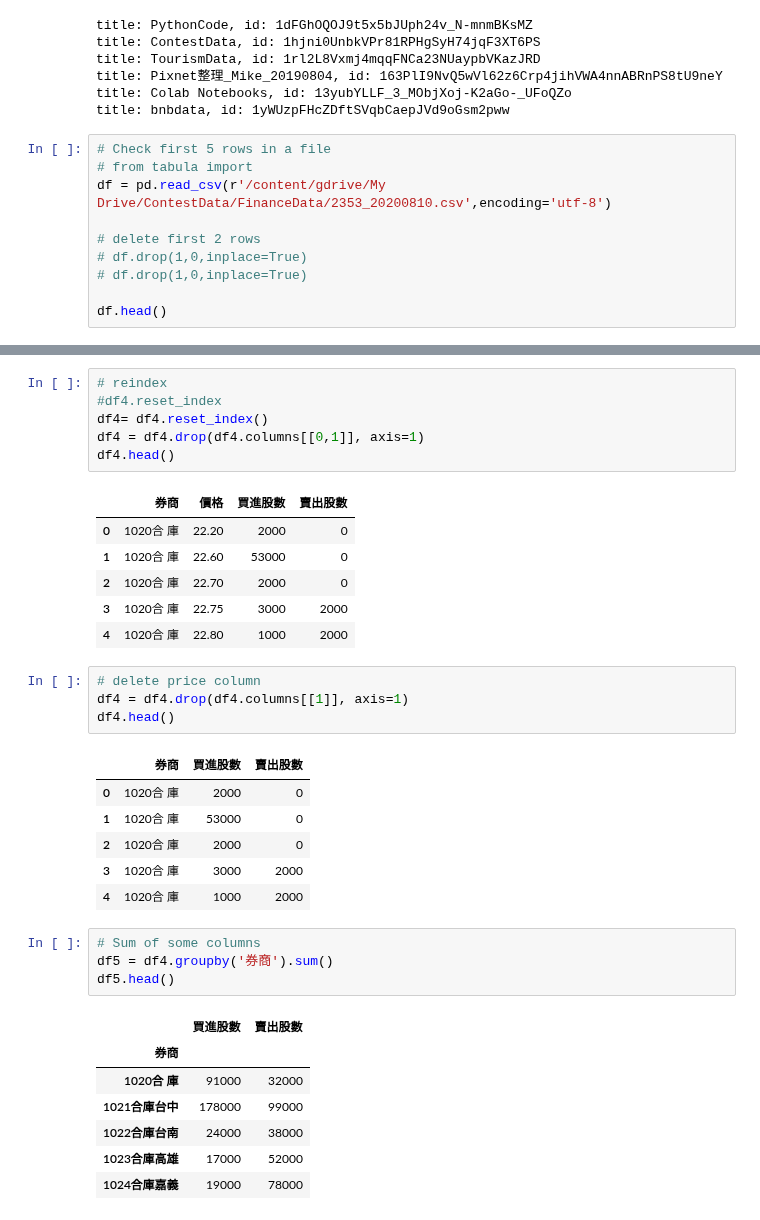
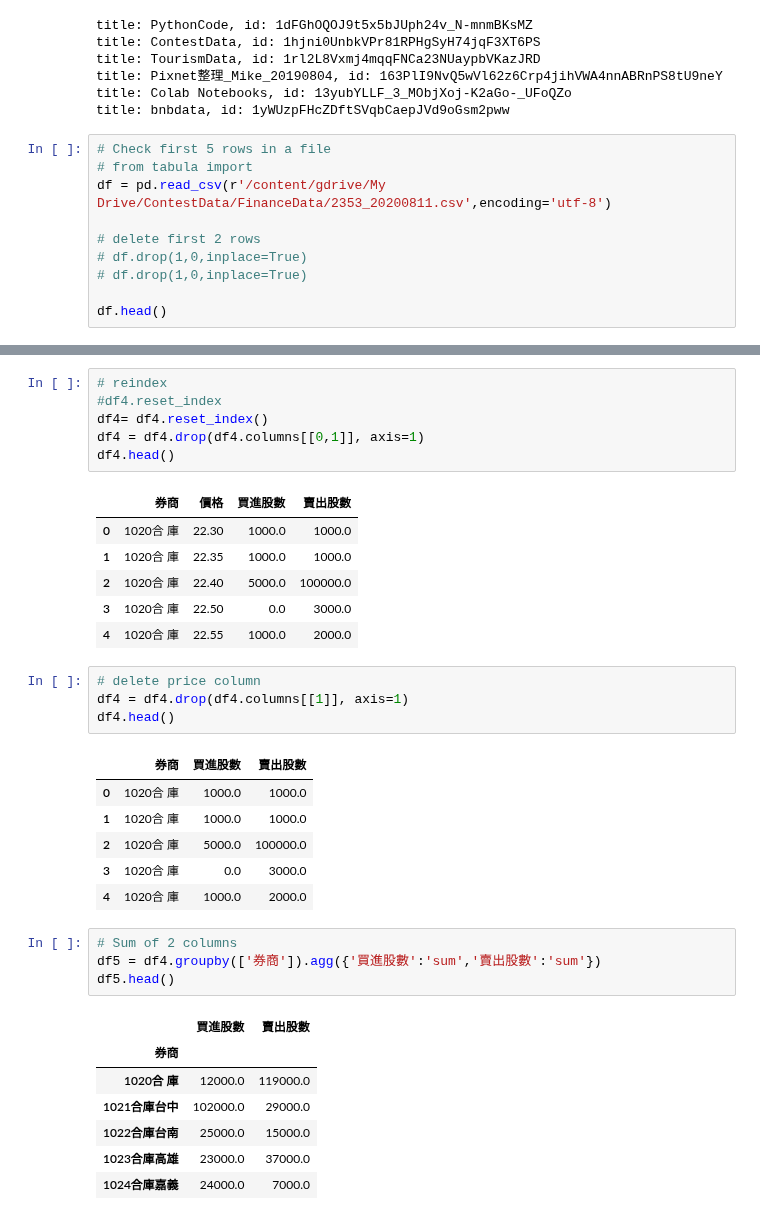
Before and after one commit to cwcheng0/practicepython, a Jupyter notebook: TaiwanStockCount.ipynb, the cells around one changed output, grey strips where cells are left out. Saved outputs shown, nothing was run; the diff lists cells and outputs as text.

```diff
--- a/TaiwanStockCount.ipynb
+++ b/TaiwanStockCount.ipynb
@@ -50,7 +50,7 @@ title: bnbdata, id: 1yWUzpFHcZDftSVqbCaepJVd9oGsm2pww
 # %%
 # Check first 5 rows in a file
 # from tabula import
-df = pd.read_csv(r'/content/gdrive/My Drive/ContestData/FinanceData/2353_20200810.csv',encoding='utf-8')
+df = pd.read_csv(r'/content/gdrive/My Drive/ContestData/FinanceData/2353_20200811.csv',encoding='utf-8')
 
 # delete first 2 rows
 # df.drop(1,0,inplace=True)
@@ -151,34 +151,34 @@ df4 = df4.drop(df4.columns[[0,1]], axis=1)
 df4.head()
 # %% [output]
 |  | 券商 | 價格 | 買進股數 | 賣出股數 |
-| 0 | 1020合 庫 | 22.20 | 2000 | 0 |
-| 1 | 1020合 庫 | 22.60 | 53000 | 0 |
-| 2 | 1020合 庫 | 22.70 | 2000 | 0 |
-| 3 | 1020合 庫 | 22.75 | 3000 | 2000 |
-| 4 | 1020合 庫 | 22.80 | 1000 | 2000 |
+| 0 | 1020合 庫 | 22.30 | 1000.0 | 1000.0 |
+| 1 | 1020合 庫 | 22.35 | 1000.0 | 1000.0 |
+| 2 | 1020合 庫 | 22.40 | 5000.0 | 100000.0 |
+| 3 | 1020合 庫 | 22.50 | 0.0 | 3000.0 |
+| 4 | 1020合 庫 | 22.55 | 1000.0 | 2000.0 |
 # %%
 # delete price column
 df4 = df4.drop(df4.columns[[1]], axis=1)
 df4.head()
 # %% [output]
 |  | 券商 | 買進股數 | 賣出股數 |
-| 0 | 1020合 庫 | 2000 | 0 |
-| 1 | 1020合 庫 | 53000 | 0 |
-| 2 | 1020合 庫 | 2000 | 0 |
-| 3 | 1020合 庫 | 3000 | 2000 |
-| 4 | 1020合 庫 | 1000 | 2000 |
+| 0 | 1020合 庫 | 1000.0 | 1000.0 |
+| 1 | 1020合 庫 | 1000.0 | 1000.0 |
+| 2 | 1020合 庫 | 5000.0 | 100000.0 |
+| 3 | 1020合 庫 | 0.0 | 3000.0 |
+| 4 | 1020合 庫 | 1000.0 | 2000.0 |
 # %%
-# Sum of some columns
-df5 = df4.groupby('券商').sum()
+# Sum of 2 columns
+df5 = df4.groupby(['券商']).agg({'買進股數':'sum','賣出股數':'sum'})
 df5.head()
 # %% [output]
 |  | 買進股數 | 賣出股數 |
 | 券商 |  |  |
-| 1020合 庫 | 91000 | 32000 |
-| 1021合庫台中 | 178000 | 99000 |
-| 1022合庫台南 | 24000 | 38000 |
-| 1023合庫高雄 | 17000 | 52000 |
-| 1024合庫嘉義 | 19000 | 78000 |
+| 1020合 庫 | 12000.0 | 119000.0 |
+| 1021合庫台中 | 102000.0 | 29000.0 |
+| 1022合庫台南 | 25000.0 | 15000.0 |
+| 1023合庫高雄 | 23000.0 | 37000.0 |
+| 1024合庫嘉義 | 24000.0 | 7000.0 |
 # %%
 # Sub
 df5['差異']=df5['買進股數']-df5['賣出股數']
```
Also changed, not shown: parts of 12 cells of this notebook.
